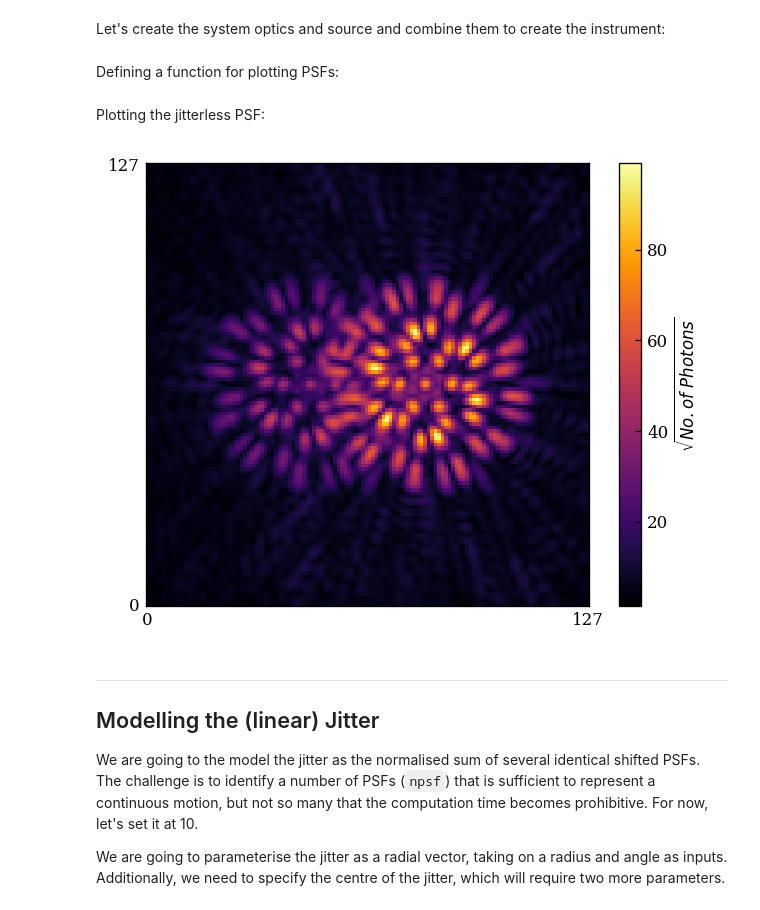
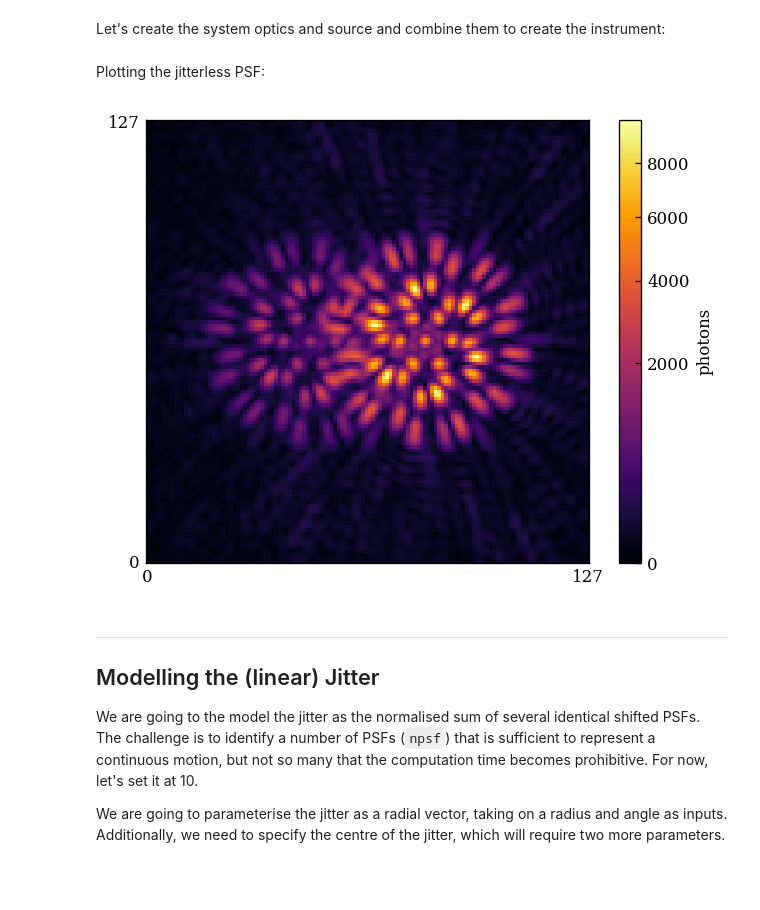
Before and after one commit to maxecharles/toliman-phd, a Jupyter notebook: notebooks/jitter.ipynb, the cells around one changed output. Drawn from its saved outputs; the diff is of its cells as text; code cells hidden in the pictures; blank space fills up the shorter version.

```diff
--- a/notebooks/jitter.ipynb
+++ b/notebooks/jitter.ipynb
@@ -68,5 +70,3 @@ source = dl.BinarySource(separation=dl.utils.arcseconds_to_radians(sep),
                          flux=flux,
                          position_angle=np.deg2rad(pa),
                          )
-# %% [markdown]
-Defining a function for plotting PSFs:
@@ -85,10 +73,11 @@ def plot_psf(PSF):
 # %% [markdown]
 Plotting the jitterless PSF:
-# %%
-PSF = optics.model(source)
-plot_psf(PSF)
-# %% [output]
-[figure, removed]
+# %%
+import utils  # see utils.py for plotting code
+PSF = optics.model(source)
+utils.PlotSqrtPSF(PSF)
+# %% [output]
+[figure, added]
 # %% [markdown]
 ____
 ## Modelling the (linear) Jitter
```
Also changed, not shown: parts of 3 cells of this notebook, 2 other files.
